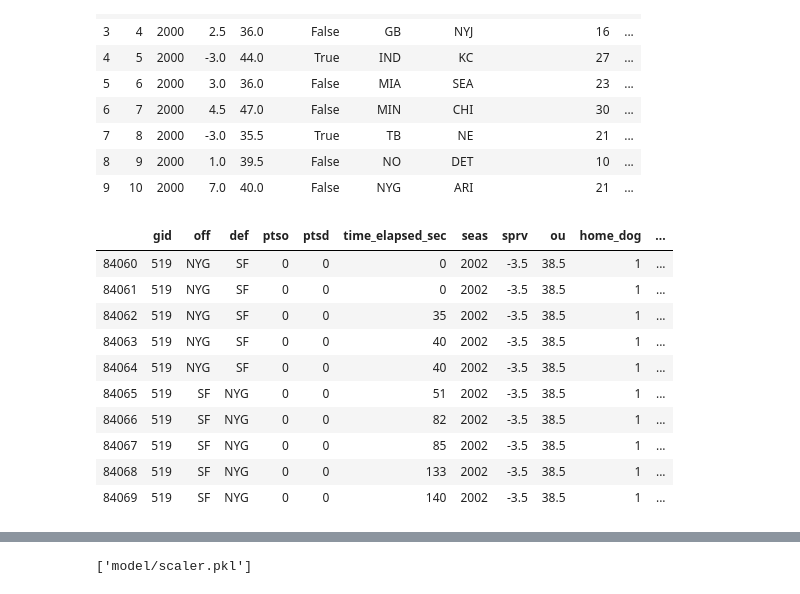
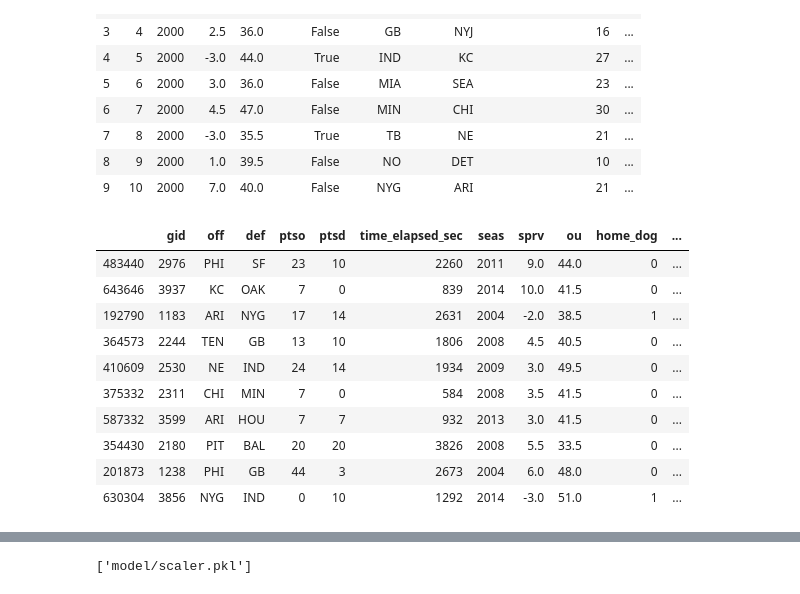
Before and after one commit to mbittmann/crewpool, a Jupyter notebook: train_cover_prob.ipynb, the cells around one changed output, grey strips where cells are left out. Drawn from its saved outputs; the diff is of its cells as text; code cells hidden in the pictures.

```diff
--- a/train_cover_prob.ipynb
+++ b/train_cover_prob.ipynb
@@ -84,29 +84,32 @@ Num of favorites covering:  1890
 # %%
 joined = plays.merge(games, on="gid",)  # Join game data on play data
 
 # Play lengths are highly inaccurate in the 2000 and 2001 season's due to sporadic recording of play clock times.
 joined = joined[joined['seas'] > 2001]
 
 # Compute underdog/favorite points at this point in the game
 joined['current_points_favorite'] = np.where(joined['off'] == joined['favorite'], joined['ptso'], joined['ptsd'])
 joined['current_points_underdog'] = np.where(joined['off'] == joined['favorite'], joined['ptsd'], joined['ptso'])
 
+joined['current_points_underdog_with_spread'] = np.where(joined['home_dog'], joined['current_points_underdog'] - joined['sprv'], joined['current_points_underdog'] + joined['sprv'])
+joined['current_spread_difference'] = joined['current_points_favorite'] - joined['current_points_underdog_with_spread']
+
 joined['home_dog'] =joined.home_dog.astype(int)  # convert to numeric
 joined['did_favorite_cover'] = joined.did_favorite_cover.astype(int)  # Convert to numeric
 
-joined.head(10)
+joined.sample(10)
 # %% [output]
 |  | gid | off | def | ptso | ptsd | time_elapsed_sec | seas | sprv | ou | home_dog | ... |
-| 84060 | 519 | NYG | SF | 0 | 0 | 0 | 2002 | -3.5 | 38.5 | 1 | ... |
-| 84061 | 519 | NYG | SF | 0 | 0 | 0 | 2002 | -3.5 | 38.5 | 1 | ... |
-| 84062 | 519 | NYG | SF | 0 | 0 | 35 | 2002 | -3.5 | 38.5 | 1 | ... |
-| 84063 | 519 | NYG | SF | 0 | 0 | 40 | 2002 | -3.5 | 38.5 | 1 | ... |
-| 84064 | 519 | NYG | SF | 0 | 0 | 40 | 2002 | -3.5 | 38.5 | 1 | ... |
-| 84065 | 519 | SF | NYG | 0 | 0 | 51 | 2002 | -3.5 | 38.5 | 1 | ... |
-| 84066 | 519 | SF | NYG | 0 | 0 | 82 | 2002 | -3.5 | 38.5 | 1 | ... |
-| 84067 | 519 | SF | NYG | 0 | 0 | 85 | 2002 | -3.5 | 38.5 | 1 | ... |
-| 84068 | 519 | SF | NYG | 0 | 0 | 133 | 2002 | -3.5 | 38.5 | 1 | ... |
-| 84069 | 519 | SF | NYG | 0 | 0 | 140 | 2002 | -3.5 | 38.5 | 1 | ... |
+| 483440 | 2976 | PHI | SF | 23 | 10 | 2260 | 2011 | 9.0 | 44.0 | 0 | ... |
+| 643646 | 3937 | KC | OAK | 7 | 0 | 839 | 2014 | 10.0 | 41.5 | 0 | ... |
+| 192790 | 1183 | ARI | NYG | 17 | 14 | 2631 | 2004 | -2.0 | 38.5 | 1 | ... |
+| 364573 | 2244 | TEN | GB | 13 | 10 | 1806 | 2008 | 4.5 | 40.5 | 0 | ... |
+| 410609 | 2530 | NE | IND | 24 | 14 | 1934 | 2009 | 3.0 | 49.5 | 0 | ... |
+| 375332 | 2311 | CHI | MIN | 7 | 0 | 584 | 2008 | 3.5 | 41.5 | 0 | ... |
+| 587332 | 3599 | ARI | HOU | 7 | 7 | 932 | 2013 | 3.0 | 41.5 | 0 | ... |
+| 354430 | 2180 | PIT | BAL | 20 | 20 | 3826 | 2008 | 5.5 | 33.5 | 0 | ... |
+| 201873 | 1238 | PHI | GB | 44 | 3 | 2673 | 2004 | 6.0 | 48.0 | 0 | ... |
+| 630304 | 3856 | NYG | IND | 0 | 10 | 1292 | 2014 | -3.0 | 51.0 | 1 | ... |
 # %%
 # Generate X and Y dataframes for training
 y = joined['did_favorite_cover'].values
```
Also changed, not shown: parts of 6 cells of this notebook.
